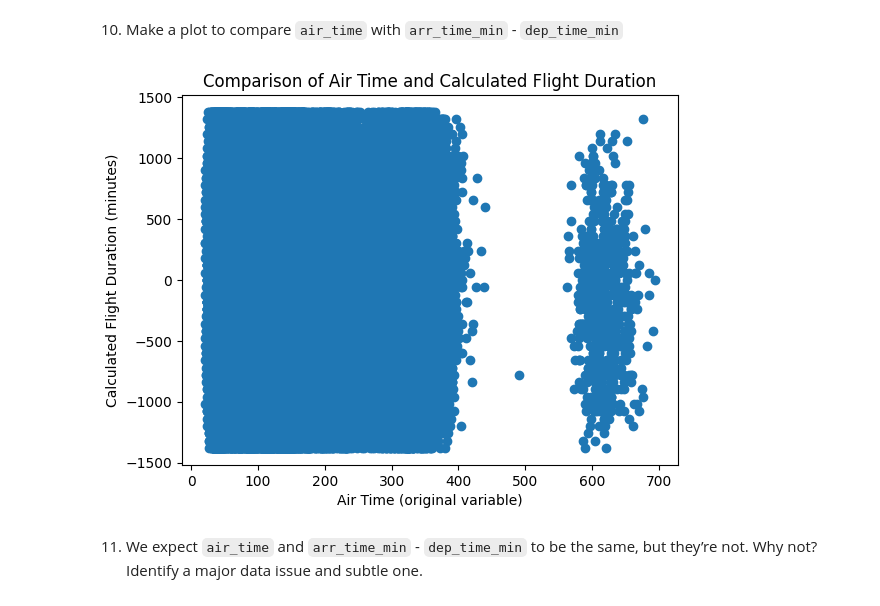
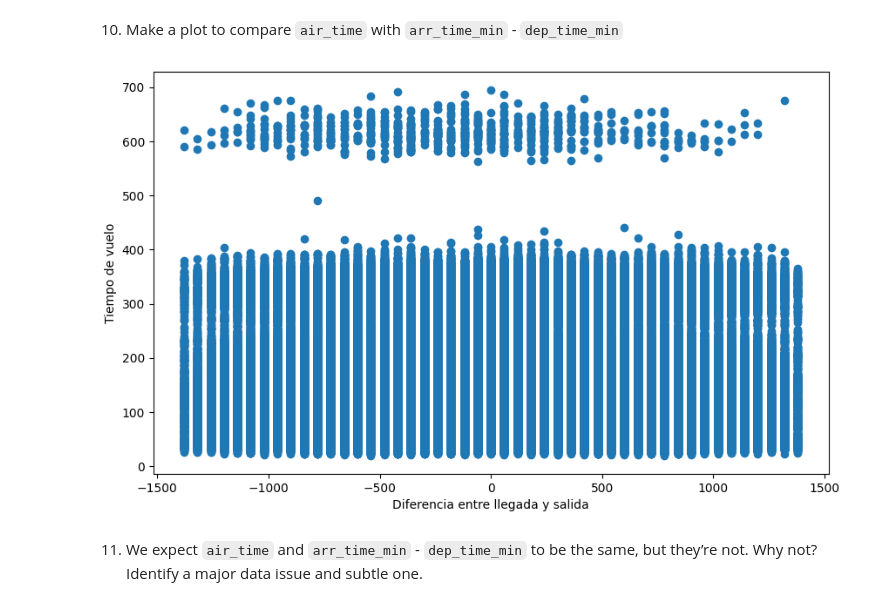
Before and after one commit to qlab-intro-python/tarea-2-jorge-dongo-joshua-quispe, a Jupyter notebook: tarea_2_plantilla.ipynb, the cells around one changed output. Cells and saved outputs as stored; diff of their text form; code cells hidden in the pictures.

```diff
--- a/tarea_2_plantilla.ipynb
+++ b/tarea_2_plantilla.ipynb
@@ -317,18 +375,3 @@ flights.head()
 5 rows × 21 columns
 # %% [markdown]
 10. Make a plot to compare `air_time` with `arr_time_min` - `dep_time_min`
-# %%
-# Solution
-# se entiende como plot desde la importación del paquete matplotlib.pyplot
-# !pip install matplotlib
-#import matplotlib.pyplot as plt
-
-#creamos flights['calculates_duration'] al restar arr_time min con dep_time_min
-flights['calculates_duration'] = flights['arr_time_min'] - flights['dep_time_min']
-plt.scatter(flights['air_time'], flights['calculates_duration'])
-plt.xlabel('Air Time (original variable)')
-plt.ylabel('Calculated Flight Duration (minutes)')
-plt.title('Comparison of Air Time and Calculated Flight Duration')
-plt.show()
-# %% [output]
-[figure, removed]
@@ -335,3 +380,11 @@ plt.show()
+# %%
+fig, axes=plt.subplots(1,1, figsize=(10,6))
+axes.scatter((flights['arr_time_min'] - flights['dep_time_min']), flights['air_time'])
+axes.set_xlabel('Diferencia entre llegada y salida')
+axes.set_ylabel('Tiempo de vuelo')
+plt.show()
+# %% [output]
+[figure, added]
 # %% [markdown]
 11. We expect `air_time` and `arr_time_min` - `dep_time_min` to be the same, but they’re not. Why not?
 Identify a major data issue and subtle one.
```
Also changed, not shown: parts of 20 cells of this notebook.
